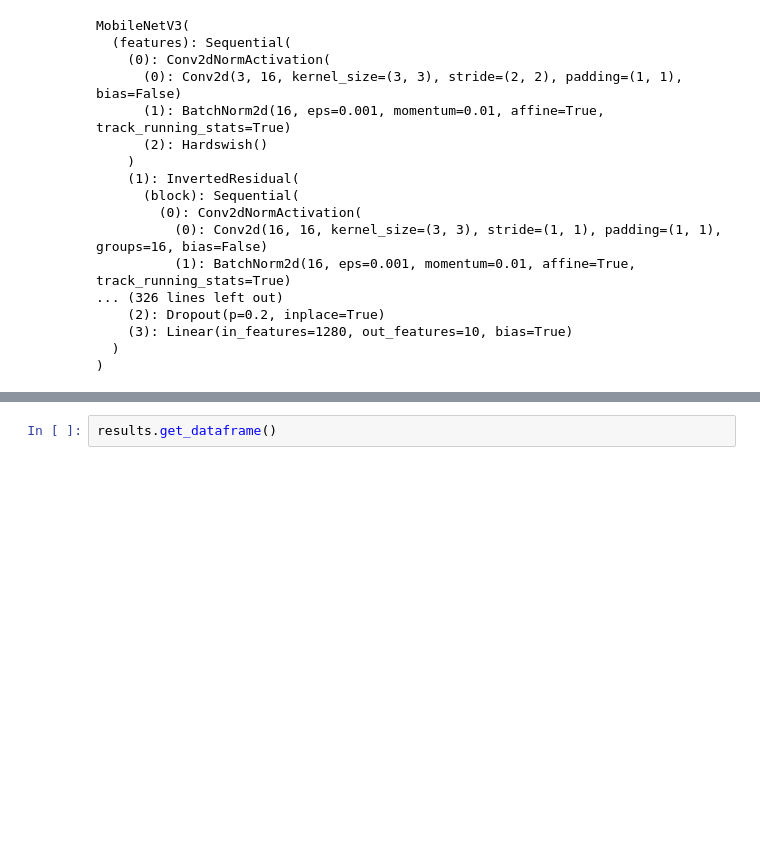
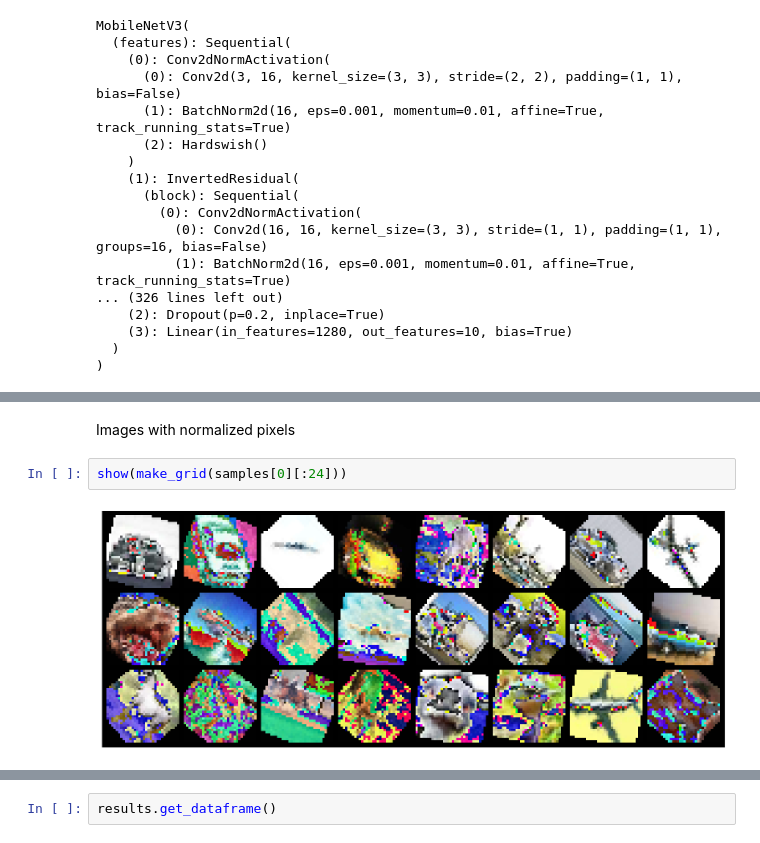
Before and after one commit to petrKantek/intro-to-ml-project, a Jupyter notebook: notebooks/mobilenet_model.ipynb, the cells around one changed output, grey strips where cells are left out. Drawn from its saved outputs; the diff is of its cells as text; blank space fills up the shorter version.

```diff
--- a/notebooks/mobilenet_model.ipynb
+++ b/notebooks/mobilenet_model.ipynb
@@ -215,0 +101,6 @@ Files already downloaded and verified
+# %% [markdown]
+Images with normalized pixels
+# %%
+show(make_grid(samples[0][:24]))
+# %% [output]
+[figure, added]
```
Also changed, not shown: parts of 26 cells of this notebook, 5 other files.
